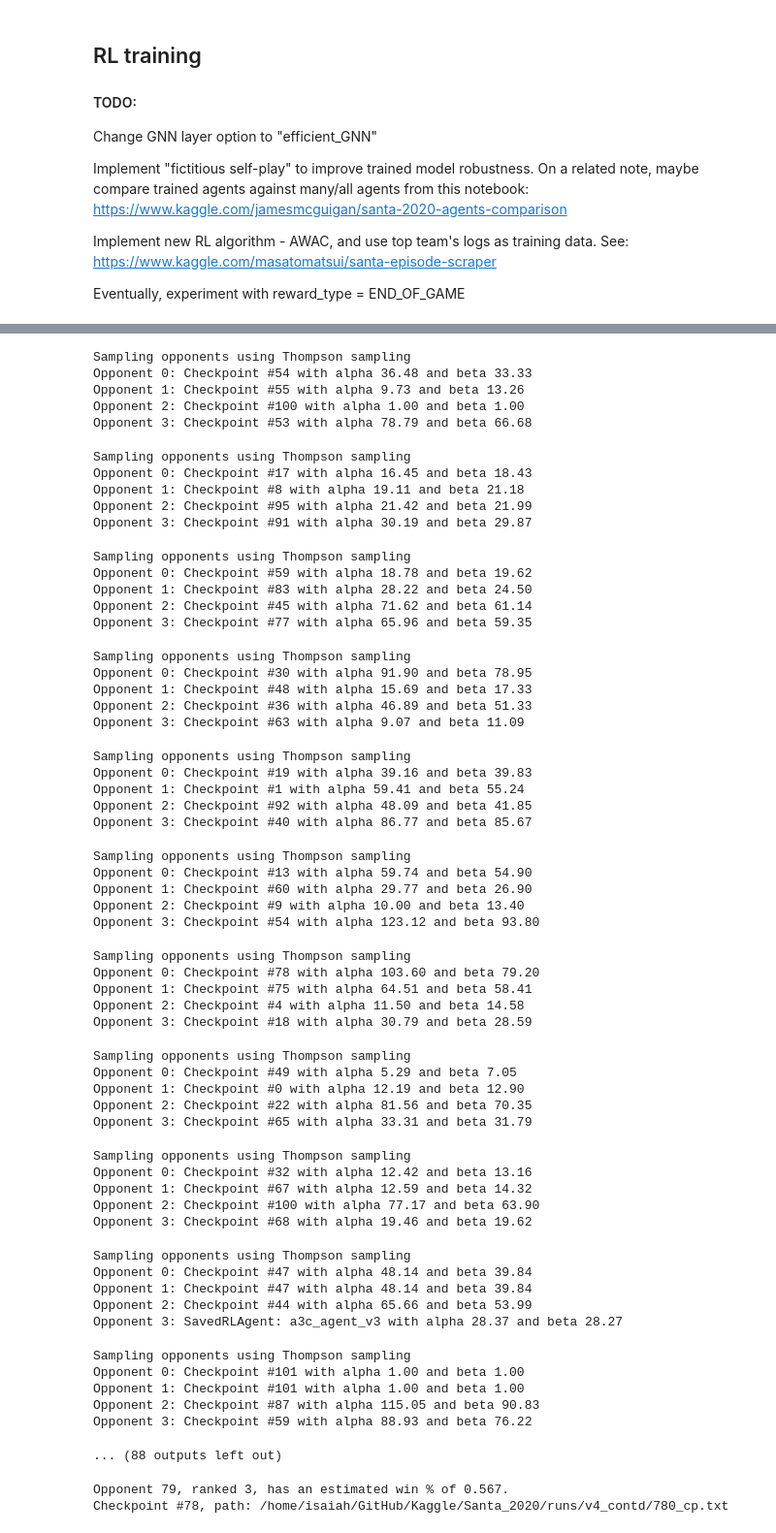
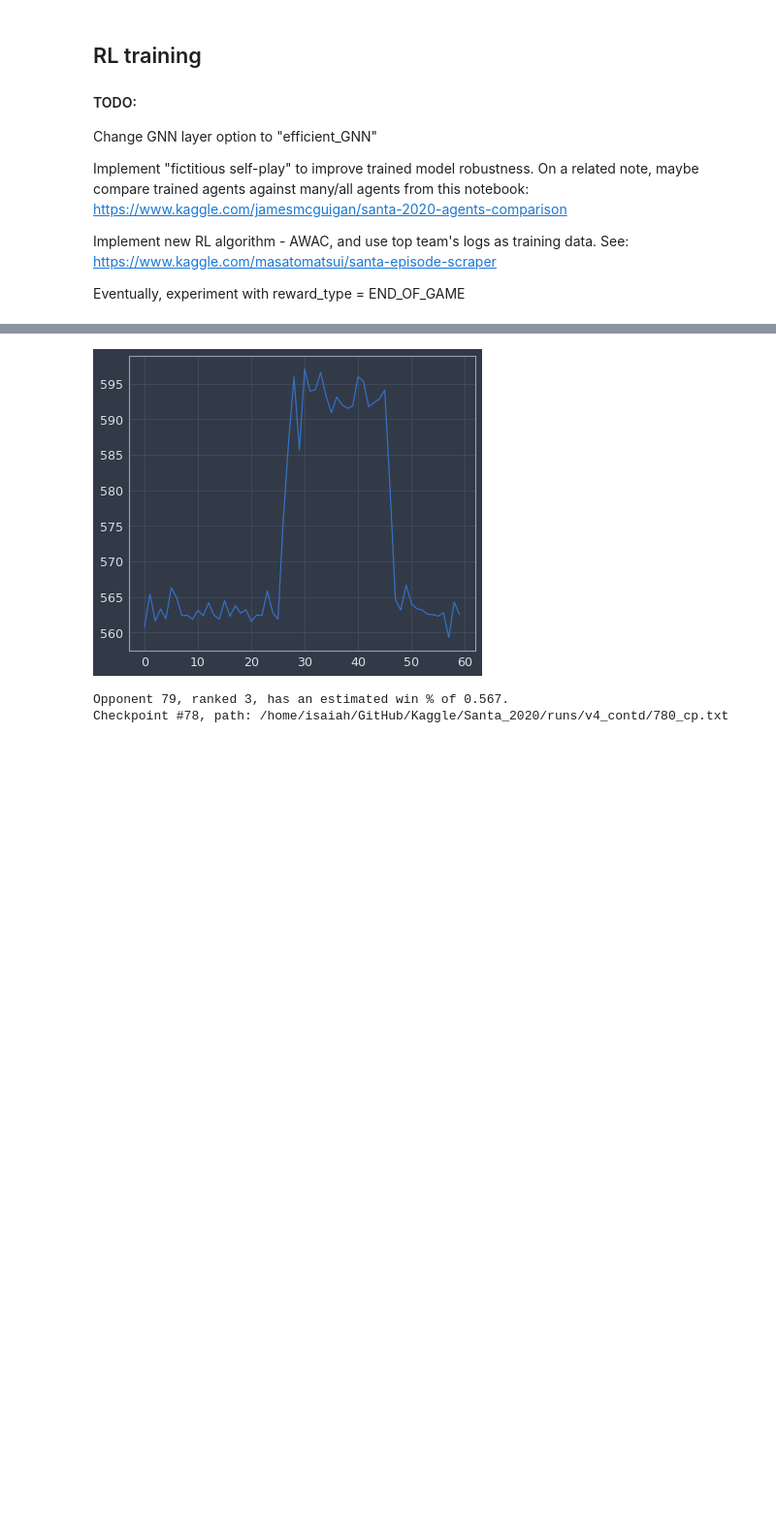
Before and after one commit to IsaiahPressman/Kaggle_Santa_2020, a Jupyter notebook: RL_Santa.ipynb, the cells around one changed output, grey strips where cells are left out. Shown: that part at 97% size. Saved outputs shown, nothing was run; the diff lists cells and outputs as text; code cells hidden in the pictures; blank space fills up the shorter version.

```diff
--- a/RL_Santa.ipynb
+++ b/RL_Santa.ipynb
@@ -376,6 +347,6 @@ Opponent 3: Checkpoint #1 with alpha 1.00 and beta 1.00
 # %%
-env_kwargs['n_envs'] = 800
-episode_reward_sums += a3c_alg.train(n_episodes=200, **rl_alg_kwargs, **env_kwargs)
+#env_kwargs['n_envs'] = 512
+episode_reward_sums += a3c_alg.train(n_episodes=30, **rl_alg_kwargs, **env_kwargs)
 plt.plot(episode_reward_sums)
 plt.show();
 # %% [output]
@@ -387,59 +353,4 @@ Opponent 3: Checkpoint #86 with alpha 125.97 and beta 94.11
-Sampling opponents using Thompson sampling
-Opponent 0: Checkpoint #54 with alpha 36.48 and beta 33.33
-Opponent 1: Checkpoint #55 with alpha 9.73 and beta 13.26
-Opponent 2: Checkpoint #100 with alpha 1.00 and beta 1.00
-Opponent 3: Checkpoint #53 with alpha 78.79 and beta 66.68
-Sampling opponents using Thompson sampling
-Opponent 0: Checkpoint #17 with alpha 16.45 and beta 18.43
-Opponent 1: Checkpoint #8 with alpha 19.11 and beta 21.18
-Opponent 2: Checkpoint #95 with alpha 21.42 and beta 21.99
-Opponent 3: Checkpoint #91 with alpha 30.19 and beta 29.87
-Sampling opponents using Thompson sampling
-Opponent 0: Checkpoint #59 with alpha 18.78 and beta 19.62
-Opponent 1: Checkpoint #83 with alpha 28.22 and beta 24.50
-Opponent 2: Checkpoint #45 with alpha 71.62 and beta 61.14
-Opponent 3: Checkpoint #77 with alpha 65.96 and beta 59.35
-Sampling opponents using Thompson sampling
-Opponent 0: Checkpoint #30 with alpha 91.90 and beta 78.95
-Opponent 1: Checkpoint #48 with alpha 15.69 and beta 17.33
-Opponent 2: Checkpoint #36 with alpha 46.89 and beta 51.33
-Opponent 3: Checkpoint #63 with alpha 9.07 and beta 11.09
-Sampling opponents using Thompson sampling
-Opponent 0: Checkpoint #19 with alpha 39.16 and beta 39.83
-Opponent 1: Checkpoint #1 with alpha 59.41 and beta 55.24
-Opponent 2: Checkpoint #92 with alpha 48.09 and beta 41.85
-Opponent 3: Checkpoint #40 with alpha 86.77 and beta 85.67
-Sampling opponents using Thompson sampling
-Opponent 0: Checkpoint #13 with alpha 59.74 and beta 54.90
-Opponent 1: Checkpoint #60 with alpha 29.77 and beta 26.90
-Opponent 2: Checkpoint #9 with alpha 10.00 and beta 13.40
-Opponent 3: Checkpoint #54 with alpha 123.12 and beta 93.80
-Sampling opponents using Thompson sampling
-Opponent 0: Checkpoint #78 with alpha 103.60 and beta 79.20
-Opponent 1: Checkpoint #75 with alpha 64.51 and beta 58.41
-Opponent 2: Checkpoint #4 with alpha 11.50 and beta 14.58
-Opponent 3: Checkpoint #18 with alpha 30.79 and beta 28.59
-Sampling opponents using Thompson sampling
-Opponent 0: Checkpoint #49 with alpha 5.29 and beta 7.05
-Opponent 1: Checkpoint #0 with alpha 12.19 and beta 12.90
-Opponent 2: Checkpoint #22 with alpha 81.56 and beta 70.35
-Opponent 3: Checkpoint #65 with alpha 33.31 and beta 31.79
-Sampling opponents using Thompson sampling
-Opponent 0: Checkpoint #32 with alpha 12.42 and beta 13.16
-Opponent 1: Checkpoint #67 with alpha 12.59 and beta 14.32
-Opponent 2: Checkpoint #100 with alpha 77.17 and beta 63.90
-Opponent 3: Checkpoint #68 with alpha 19.46 and beta 19.62
-Sampling opponents using Thompson sampling
-Opponent 0: Checkpoint #47 with alpha 48.14 and beta 39.84
-Opponent 1: Checkpoint #47 with alpha 48.14 and beta 39.84
-Opponent 2: Checkpoint #44 with alpha 65.66 and beta 53.99
-Opponent 3: SavedRLAgent: a3c_agent_v3 with alpha 28.37 and beta 28.27
-Sampling opponents using Thompson sampling
-Opponent 0: Checkpoint #101 with alpha 1.00 and beta 1.00
-Opponent 1: Checkpoint #101 with alpha 1.00 and beta 1.00
-Opponent 2: Checkpoint #87 with alpha 115.05 and beta 90.83
-Opponent 3: Checkpoint #59 with alpha 88.93 and beta 76.22
-... (88 outputs left out)
+[figure, added]
 # %%
 temp_model = a3c_alg.model_constructor()
 temp_model.load_state_dict(a3c_alg.checkpoints[78])
```
Also changed, not shown: parts of 21 cells of this notebook, 4 other files.
